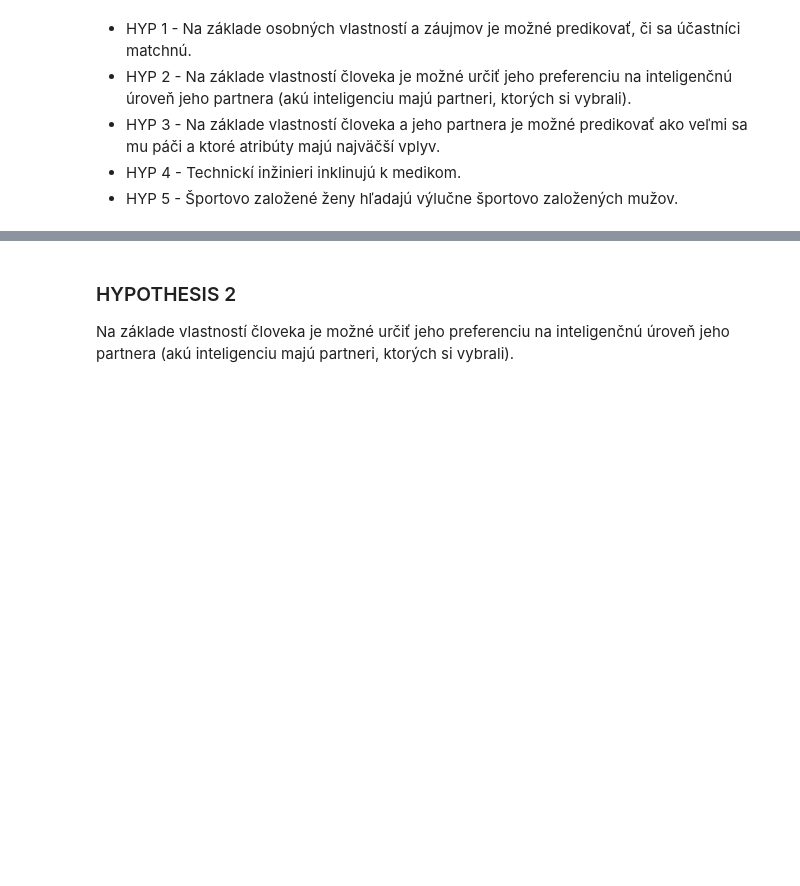
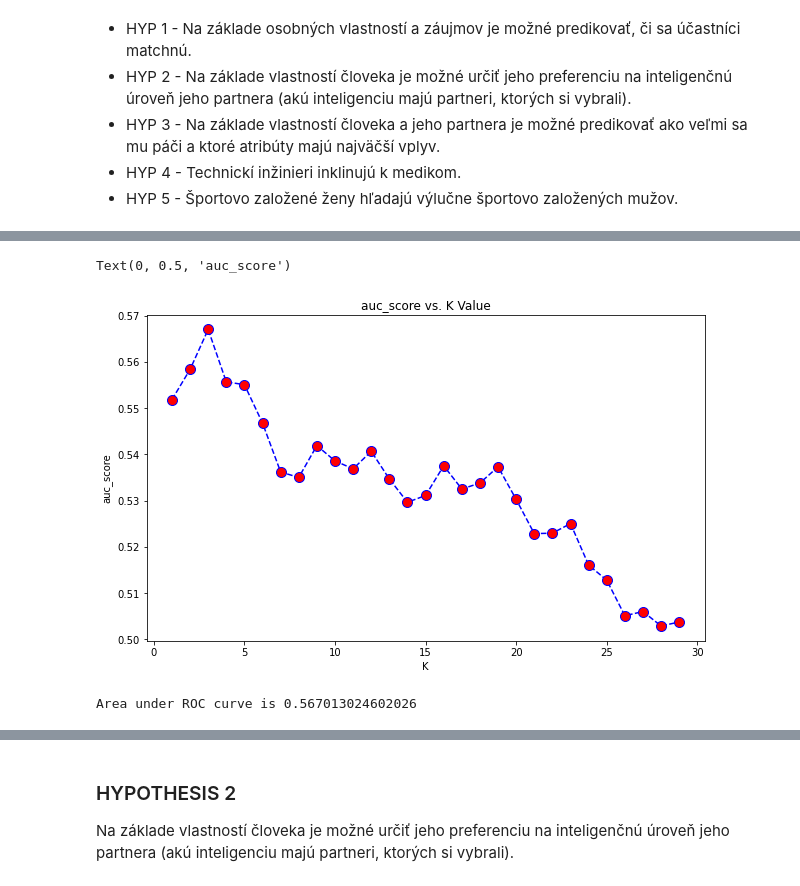
Before and after one commit to JozifekSVK/OZNAL, a Jupyter notebook: Hypothesis.ipynb, the cells around one changed output, grey strips where cells are left out. Cells and saved outputs as stored; diff of their text form; code cells hidden in the pictures; blank space fills up the shorter version.

```diff
--- a/Hypothesis.ipynb
+++ b/Hypothesis.ipynb
@@ -21,0 +122,53 @@ data = data.drop(columns=['Unnamed: 0'])
+# %%
+data_1 = data.copy()
+
+data_1 = data_1[[
+    'match',
+    'samerace',
+    'int_corr',
+    'attr_me', 'sinc_me', 'fun_me', 'intel_me', 'amb_me',
+    'attr_me_partners', 'sinc_me_partners', 'fun_me_partners', 'intel_me_partners', 'amb_me_partners',
+
+    'sports','tvsports','exercise','dining','museums','art','hiking','gaming','clubbing',
+    'reading','tv','theater','movies','concerts','music','shopping','yoga',
+
+    'sports_partners','tvsports_partners','exercise_partners','dining_partners','museums_partners','art_partners','hiking_partners',
+    'gaming_partners','clubbing_partners',
+    'reading_partners','tv_partners','theater_partners','movies_partners','concerts_partners',
+    'music_partners','shopping_partners','yoga_partners',
+
+]].dropna()
+
+
+data_x = data_1.drop(columns=['match'])
+data_y = data_1['match']
+
+X_train, X_test, y_train, y_true = train_test_split(data_x, data_y, test_size=0.20, random_state=42 )
+# %%
+auc_score = []
+for i in range(1,30):
+
+    knn = KNeighborsClassifier(n_neighbors=i)
+    knn.fit(X_train,y_train)
+    pred_i = knn.predict_proba(X_test)
+    pred_i = pred_i[:, 1]
+    auc_score.append( roc_auc_score(y_test,pred_i) )
+
+plt.figure(figsize=(10,6))
+plt.plot(range(1,30),auc_score,color='blue', linestyle='dashed', marker='o',
+ markerfacecolor='red', markersize=10)
+plt.title('auc_score vs. K Value')
+plt.xlabel('K')
+plt.ylabel('auc_score')
+# %% [output]
+Text(0, 0.5, 'auc_score')
+[figure, added]
+# %%
+knn = KNeighborsClassifier(n_neighbors=3)
+knn.fit(X_train,y_train)
+pred_i = knn.predict_proba(X_test)
+pred_i = pred_i[:, 1]
+
+print(f'Area under ROC curve is {roc_auc_score(y_test,pred_i)}')
+# %% [output]
+Area under ROC curve is 0.567013024602026
```
Also changed, not shown: parts of 38 cells of this notebook.
